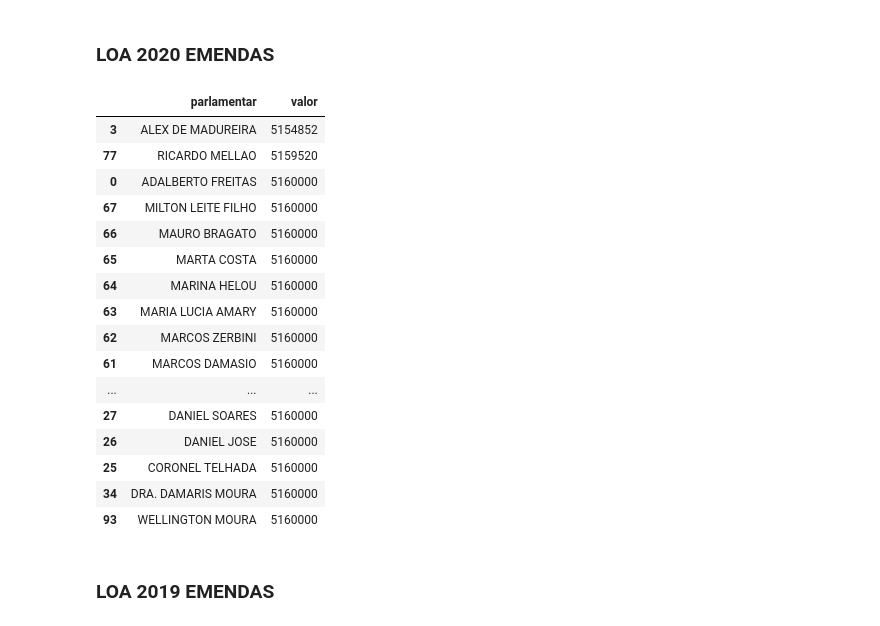
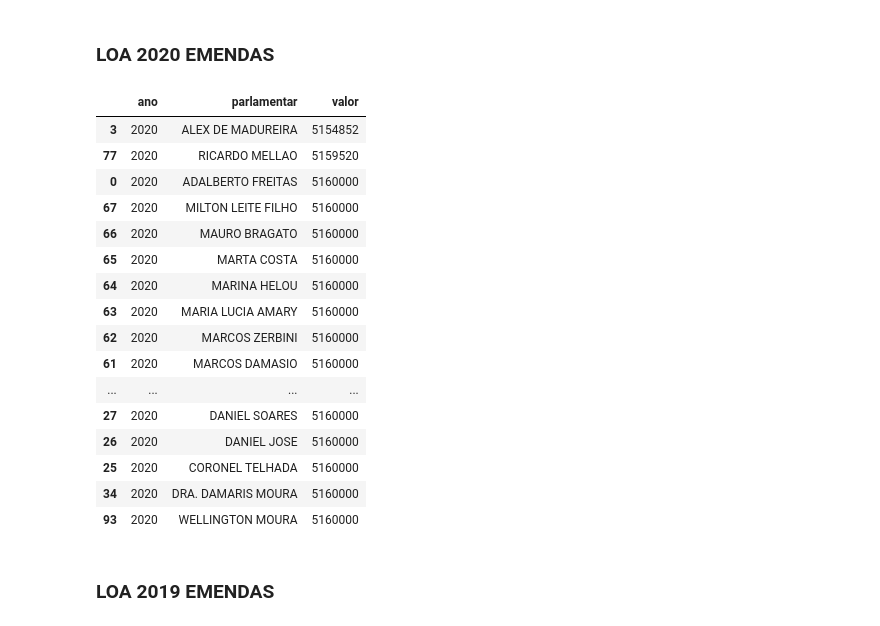
Before and after one commit to d116626/orcamento_sp, a Jupyter notebook: notebooks/0 - loa_emendas.ipynb, the cells around one changed output. Cells and saved outputs as stored; diff of their text form; code cells hidden in the pictures.

```diff
--- a/notebooks/0 - loa_emendas.ipynb
+++ b/notebooks/0 - loa_emendas.ipynb
@@ -19,7 +19,7 @@ sys.path.insert(0, "../")
 from scripts import emendas
 # %%
 def check_total(df):
-    return df.groupby(by=['parlamentar'], as_index=False).sum().sort_values(by='valor')
+    return df.groupby(by=['ano','parlamentar'], as_index=False).sum().sort_values(by='valor')
 # %% [markdown]
 ### LOA 2021 EMENDAS
 # %%
@@ -79,9 +80,10 @@ display(check_total(df_final))
 # %% [markdown]
 ### LOA 2020 EMENDAS
 # %%
-# dd_saude_2020 = camelot.read_pdf('../files/loa_2020_final.pdf', pages='22-63',kind='grid')
+ano = 2020
+dd_saude_2020 = camelot.read_pdf(f'../files/loa_{ano}_final.pdf', pages='22-63',kind='grid')
 # %%
-# dd_outros_2020 = camelot.read_pdf('../files/loa_2020_final.pdf', pages='65-118',kind='grid')
+dd_outros_2020 = camelot.read_pdf(f'../files/loa_{ano}_final.pdf', pages='65-118',kind='grid')
 # %%
 ### saude
 df = emendas.tables_to_df(dd_saude_2020)
@@ -89,7 +91,7 @@ df = emendas.tables_to_df(dd_saude_2020)
 columns_df = ['parlamentar','entidade_beneficiada',
               'municipio','cnpj','objeto','valor']
 
-df_saude = emendas.manipulate_padronize_df(df, columns_df)
+df_saude = emendas.manipulate_padronize_df(df, columns_df,ano)
 df_saude['parlamentar'] = df_saude['parlamentar'].str.replace(
     'MARINA HELOU MARINA HELOU',
     'MARINA HELOU'
@@ -100,38 +102,38 @@ df = emendas.tables_to_df(dd_outros_2020)
 columns_df = ['parlamentar','entidade_beneficiada',
               'municipio','cnpj','orgao','objeto','valor']
 
-df_outras = emendas.manipulate_padronize_df(df, columns_df)
+df_outras = emendas.manipulate_padronize_df(df, columns_df,ano)
 # %%
 # display(check_total(df_saude))
 # display(check_total(df_outras))
 # %%
 ### merge saude and outras
 df_saude['orgao'] = 'SAÚDE'
 
 df_saude = df_saude[df_outras.columns]
 df_final = pd.concat([df_saude,df_outras], axis=0)
 
-df_final.to_csv('../data/emendas/emendas_parlamentares_2020.csv',index=False)
+df_final.to_csv(f'../data/emendas/emendas_parlamentares_{ano}.csv',index=False)
 
 display(check_total(df_final))
 # %% [output]
-|  | parlamentar | valor |
-| 3 | ALEX DE MADUREIRA | 5154852 |
-| 77 | RICARDO MELLAO | 5159520 |
-| 0 | ADALBERTO FREITAS | 5160000 |
-| 67 | MILTON LEITE FILHO | 5160000 |
-| 66 | MAURO BRAGATO | 5160000 |
-| 65 | MARTA COSTA | 5160000 |
-| 64 | MARINA HELOU | 5160000 |
-| 63 | MARIA LUCIA AMARY | 5160000 |
-| 62 | MARCOS ZERBINI | 5160000 |
-| 61 | MARCOS DAMASIO | 5160000 |
-| ... | ... | ... |
-| 27 | DANIEL SOARES | 5160000 |
-| 26 | DANIEL JOSE | 5160000 |
-| 25 | CORONEL TELHADA | 5160000 |
-| 34 | DRA. DAMARIS MOURA | 5160000 |
-| 93 | WELLINGTON MOURA | 5160000 |
+|  | ano | parlamentar | valor |
+| 3 | 2020 | ALEX DE MADUREIRA | 5154852 |
+| 77 | 2020 | RICARDO MELLAO | 5159520 |
+| 0 | 2020 | ADALBERTO FREITAS | 5160000 |
+| 67 | 2020 | MILTON LEITE FILHO | 5160000 |
+| 66 | 2020 | MAURO BRAGATO | 5160000 |
+| 65 | 2020 | MARTA COSTA | 5160000 |
+| 64 | 2020 | MARINA HELOU | 5160000 |
+| 63 | 2020 | MARIA LUCIA AMARY | 5160000 |
+| 62 | 2020 | MARCOS ZERBINI | 5160000 |
+| 61 | 2020 | MARCOS DAMASIO | 5160000 |
+| ... | ... | ... | ... |
+| 27 | 2020 | DANIEL SOARES | 5160000 |
+| 26 | 2020 | DANIEL JOSE | 5160000 |
+| 25 | 2020 | CORONEL TELHADA | 5160000 |
+| 34 | 2020 | DRA. DAMARIS MOURA | 5160000 |
+| 93 | 2020 | WELLINGTON MOURA | 5160000 |
 # %% [markdown]
 ### LOA 2019 EMENDAS
 # %%
```
Also changed, not shown: parts of 12 cells of this notebook, 5 other files.
